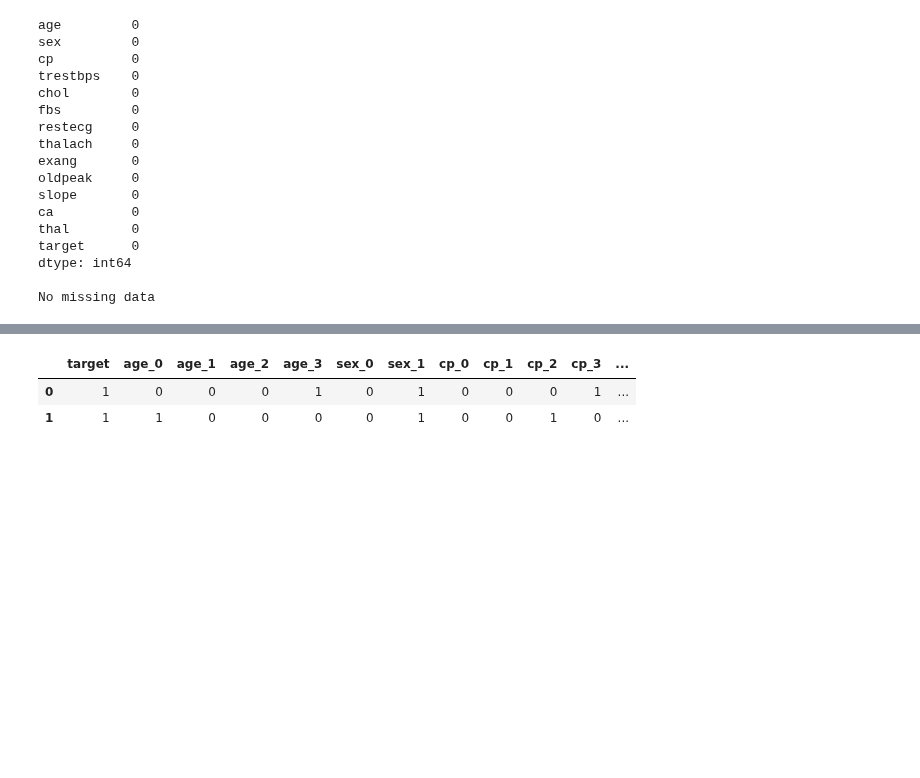
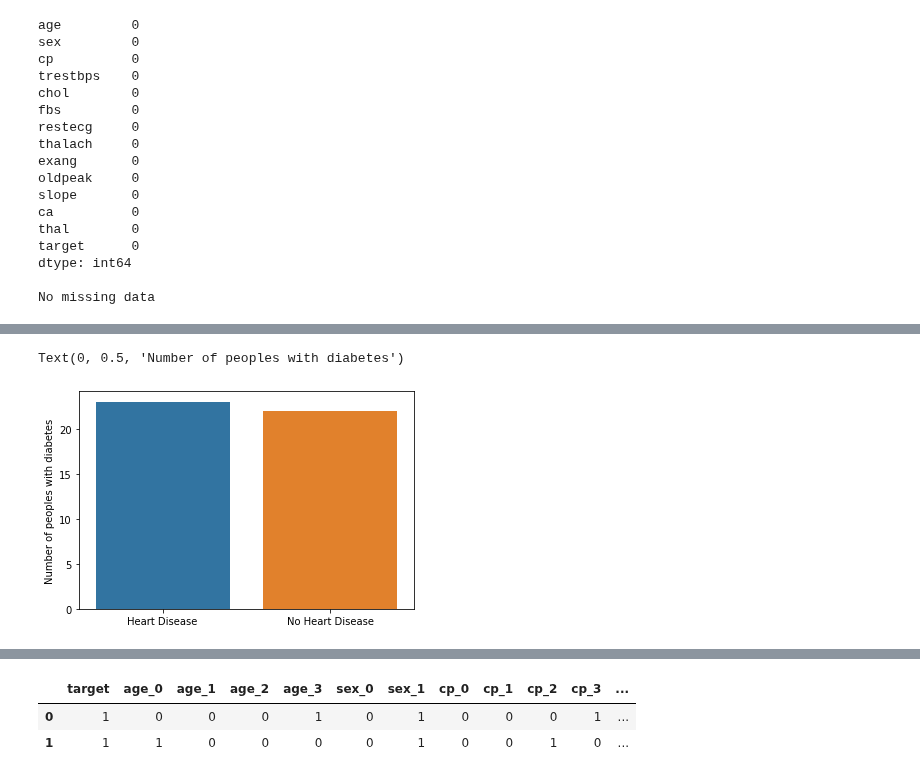
Before and after one commit to marcosrochedo/data-projects, a Jupyter notebook: heart-disease-predict/heart-disease-predict/heart-disease-kaggle.ipynb, the cells around one changed output, grey strips where cells are left out. Drawn from its saved outputs; the diff is of its cells as text; code cells hidden in the pictures; blank space fills up the shorter version.

```diff
--- a/heart-disease-predict/heart-disease-predict/heart-disease-kaggle.ipynb
+++ b/heart-disease-predict/heart-disease-predict/heart-disease-kaggle.ipynb
@@ -96,0 +159,9 @@ No missing data
+# %%
+# Are people with diabetes more likely to have heart disease?
+
+diabetes = data.loc[data["fbs"] == 1]
+sns.barplot(x=["Heart Disease", "No Heart Disease"], y=diabetes["target"].value_counts())
+plt.ylabel("Number of peoples with diabetes")
+# %% [output]
+Text(0, 0.5, 'Number of peoples with diabetes')
+[figure, added]
```
Also changed, not shown: parts of 8 cells of this notebook.
